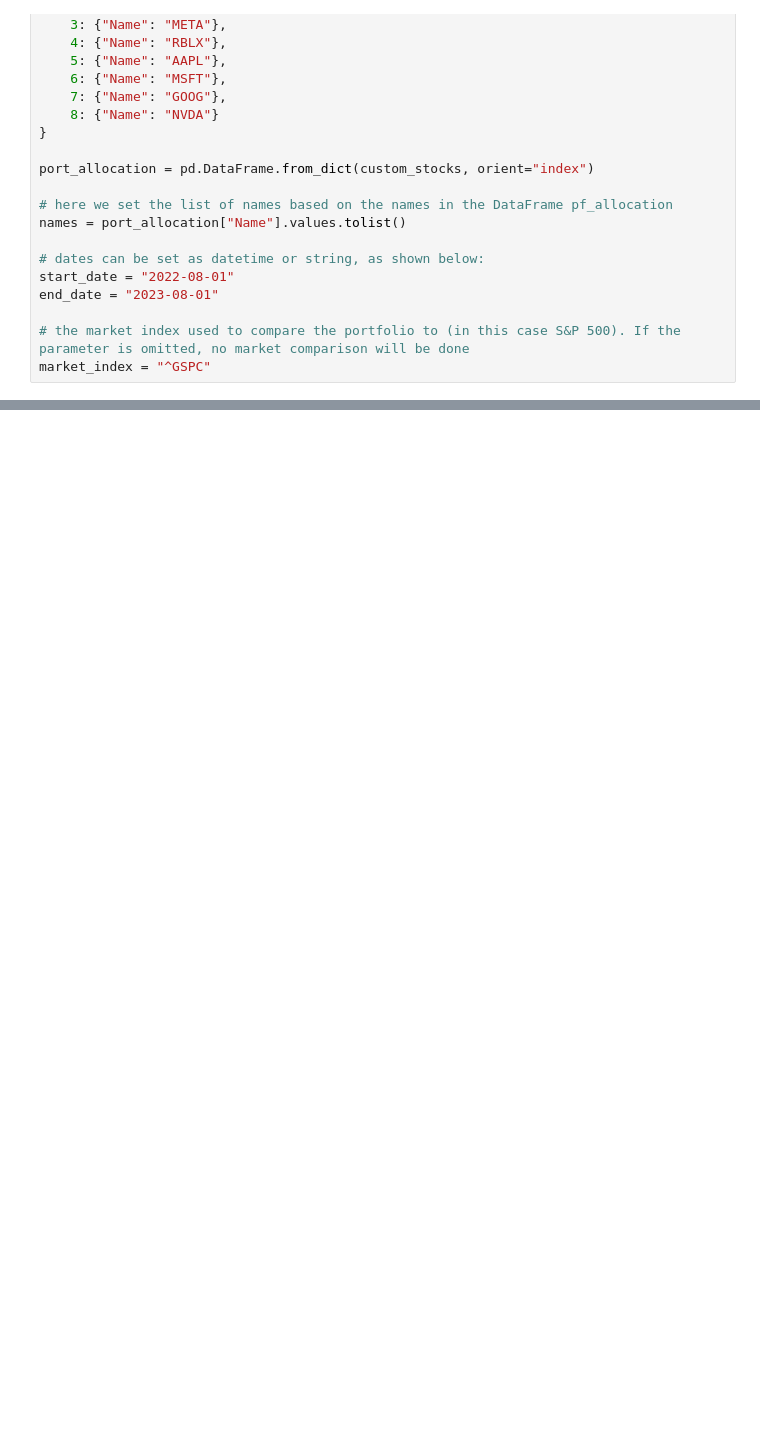
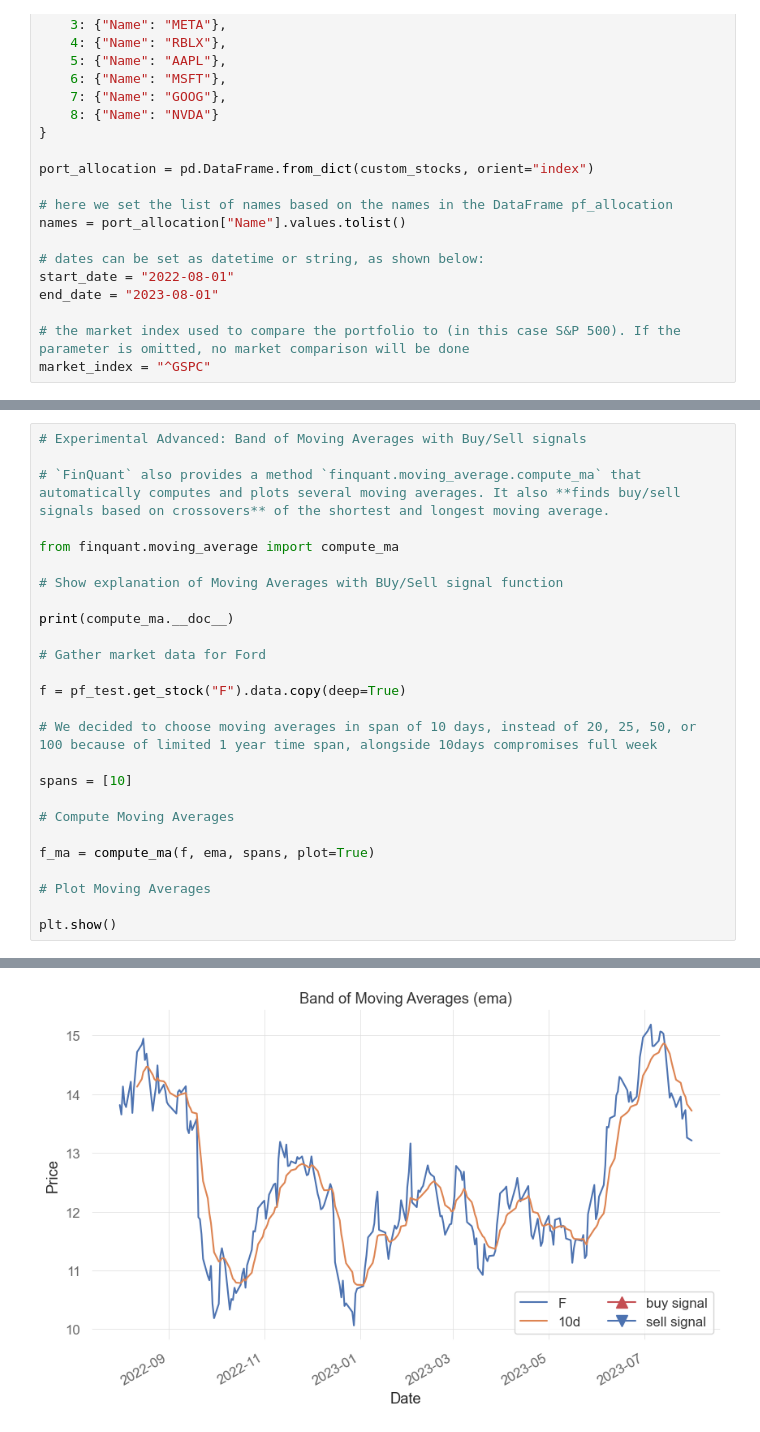
Before and after one commit to fintech-lex/innovest, a Jupyter notebook: InnoVest_Final_Demo.ipynb, the cells around one changed output, grey strips where cells are left out. Saved outputs shown, nothing was run; the diff lists cells and outputs as text; blank space fills up the shorter version.

```diff
--- a/InnoVest_Final_Demo.ipynb
+++ b/InnoVest_Final_Demo.ipynb
@@ -394,0 +497,27 @@ plt.show()
+# %%
+# Experimental Advanced: Band of Moving Averages with Buy/Sell signals
+
+# `FinQuant` also provides a method `finquant.moving_average.compute_ma` that automatically computes and plots several moving averages. It also **finds buy/sell signals based on crossovers** of the shortest and longest moving average.
+
+from finquant.moving_average import compute_ma
+
+# Show explanation of Moving Averages with BUy/Sell signal function
+
+print(compute_ma.__doc__)
+
+# Gather market data for Ford
+
+f = pf_test.get_stock("F").data.copy(deep=True)
+
+# We decided to choose moving averages in span of 10 days, instead of 20, 25, 50, or 100 because of limited 1 year time span, alongside 10days compromises full week
+
+spans = [10]
+
+# Compute Moving Averages
+
+f_ma = compute_ma(f, ema, spans, plot=True)
+
+# Plot Moving Averages
+
+plt.show()
+# %% [output]
@@ -394,0 +541 @@ plt.show()
+[figure, added]
```
Also changed, not shown: parts of 10 cells of this notebook, 1 other file.
